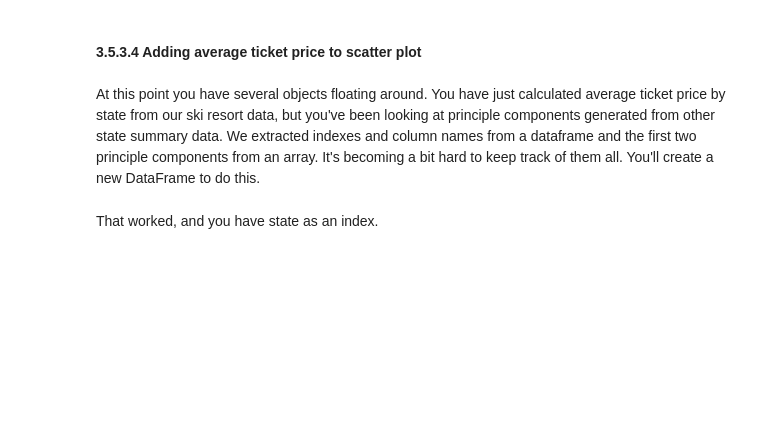
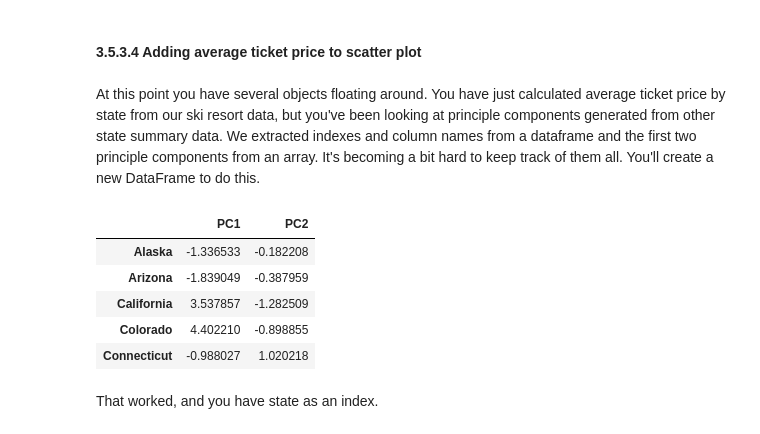
Before and after one commit to npandey472/DataScienceGuidedCapstone, a Jupyter notebook: Notebooks/03_exploratory_data_analysis.ipynb, the cells around one changed output. Drawn from its saved outputs; the diff is of its cells as text; code cells hidden in the pictures; blank space fills up the shorter version.

```diff
--- a/Notebooks/03_exploratory_data_analysis.ipynb
+++ b/Notebooks/03_exploratory_data_analysis.ipynb
@@ -466,11 +474,21 @@ At this point you have several objects floating around. You have just calculated
 # %%
 #Code task 9#
 #Create a dataframe containing the values of the first two PCA components
 #Remember the first component was given by state_pca_x[:, 0],
 #and the second by state_pca_x[:, 1]
 #Call these 'PC1' and 'PC2', respectively and set the dataframe index to `state_summary_index`
-pca_df = pd.DataFrame({'PC1': ___, 'PC2': ___}, index=__)
+#Getting the state names.
+state_summary_index  = state_summary['state'].values
+
+pca_df = pd.DataFrame({'PC1': state_pca_x[:, 0], 'PC2': state_pca_x[:, 1]}, index=state_summary_index)
 pca_df.head()
+# %% [output]
+|  | PC1 | PC2 |
+| Alaska | -1.336533 | -0.182208 |
+| Arizona | -1.839049 | -0.387959 |
+| California | 3.537857 | -1.282509 |
+| Colorado | 4.402210 | -0.898855 |
+| Connecticut | -0.988027 | 1.020218 |
 # %% [markdown]
 That worked, and you have state as an index.
 # %%
```
Also changed, not shown: parts of 4 cells of this notebook.
